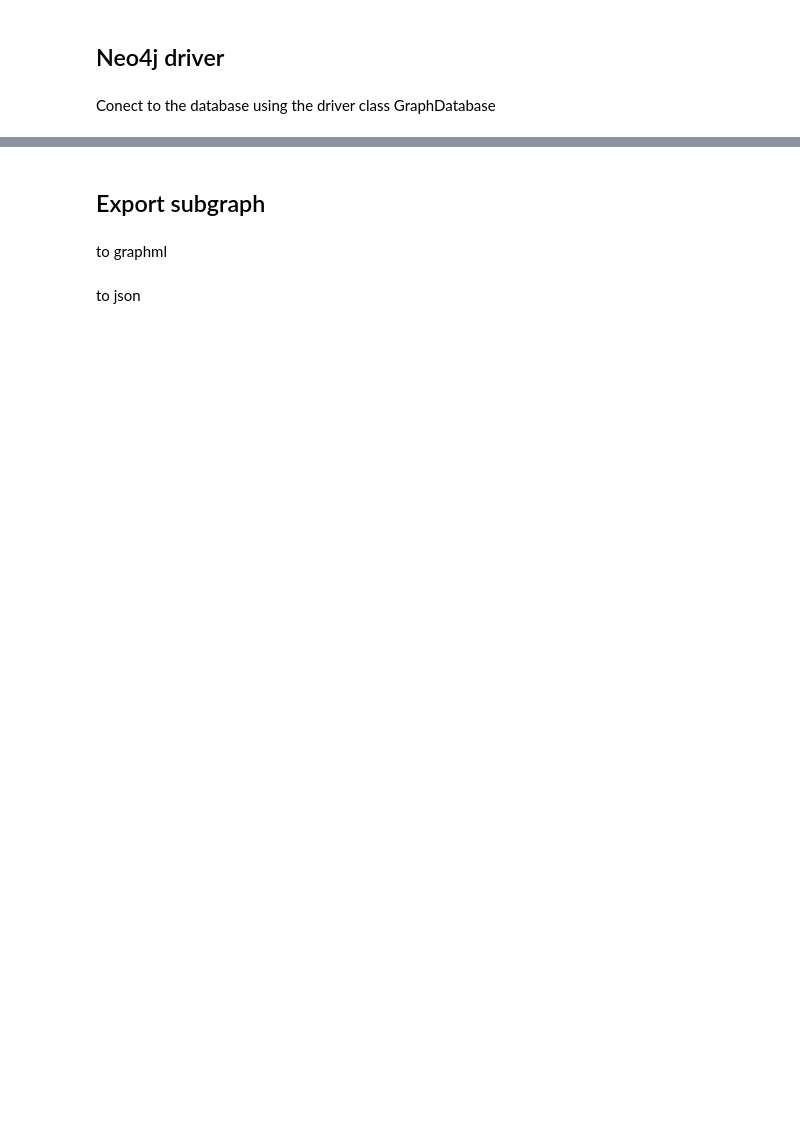
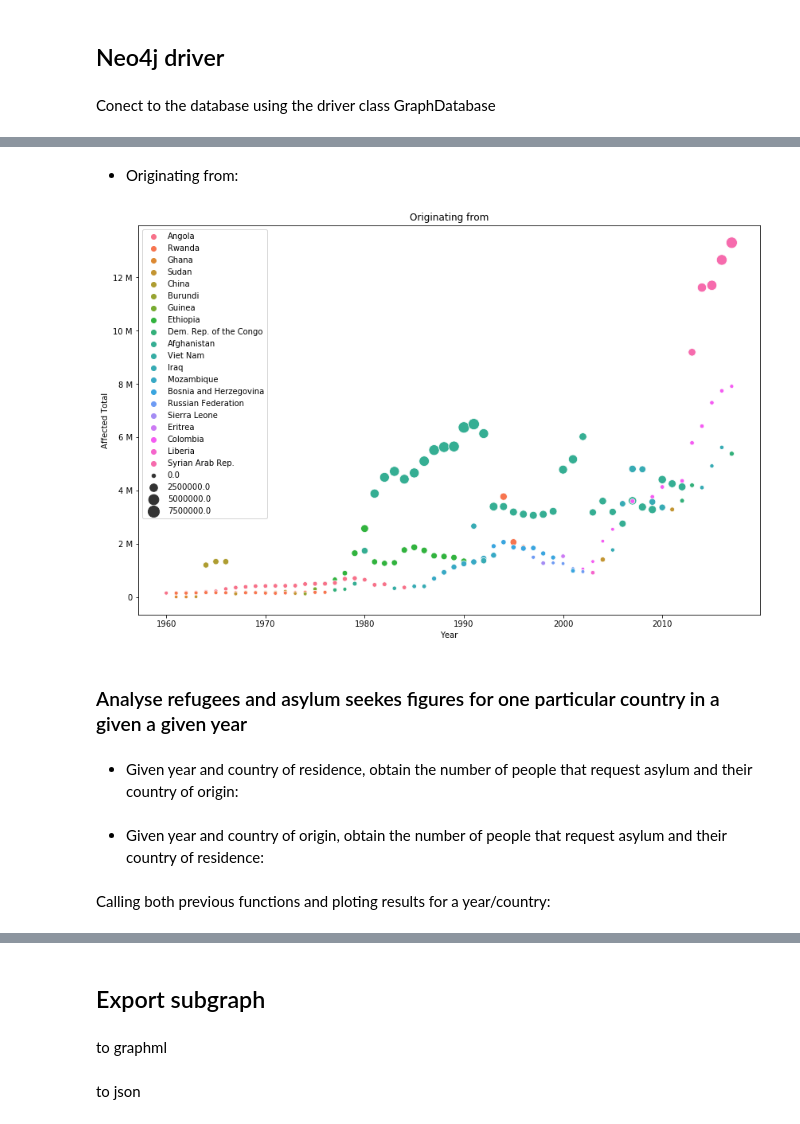
Before and after one commit to CandelaV/UNHCRs_population_of_concern_HDX, a Jupyter notebook: notebooks/c_data_analysis_with_python_and_neo4j_RESIDE_IN.ipynb, the cells around one changed output, grey strips where cells are left out. Drawn from its saved outputs; the diff is of its cells as text; code cells hidden in the pictures; blank space fills up the shorter version.

```diff
--- a/notebooks/c_data_analysis_with_python_and_neo4j_RESIDE_IN.ipynb
+++ b/notebooks/c_data_analysis_with_python_and_neo4j_RESIDE_IN.ipynb
@@ -191,0 +221,19 @@ with driver.session() as session:
+# %% [markdown]
+ - Originating from:
+# %%
+plt.figure(figsize=(14,9))
+ax = sns.scatterplot(x=[data['year'] for data in out_originating],
+                     y=[data['affectedTotal'] for data in out_originating],
+                     hue=[data['country'] for data in out_originating],
+                     size=[data['affectedRefugees'] for data in out_originating],
+                     sizes=(20, 200))
+ax.set_title("Originating from")
+ax.set_ylabel('Affected Total')
+ax.set_xlabel('Year')
+ax.yaxis.set_major_formatter(ticker.EngFormatter())
+# %% [output]
+[figure, added]
+# %% [markdown]
+### Analyse refugees and asylum seekes figures for one particular country in a given a given year
+# %% [markdown]
+ - Given year and country of residence, obtain the number of people that request asylum and their country of origin:
@@ -191,0 +250,2 @@ with driver.session() as session:
+# %% [markdown]
+ - Given year and country of origin, obtain the number of people that request asylum and their country of residence:
@@ -191,0 +261,2 @@ with driver.session() as session:
+# %% [markdown]
+Calling both previous functions and ploting results for a year/country:
```
Also changed, not shown: parts of 50 cells of this notebook.
